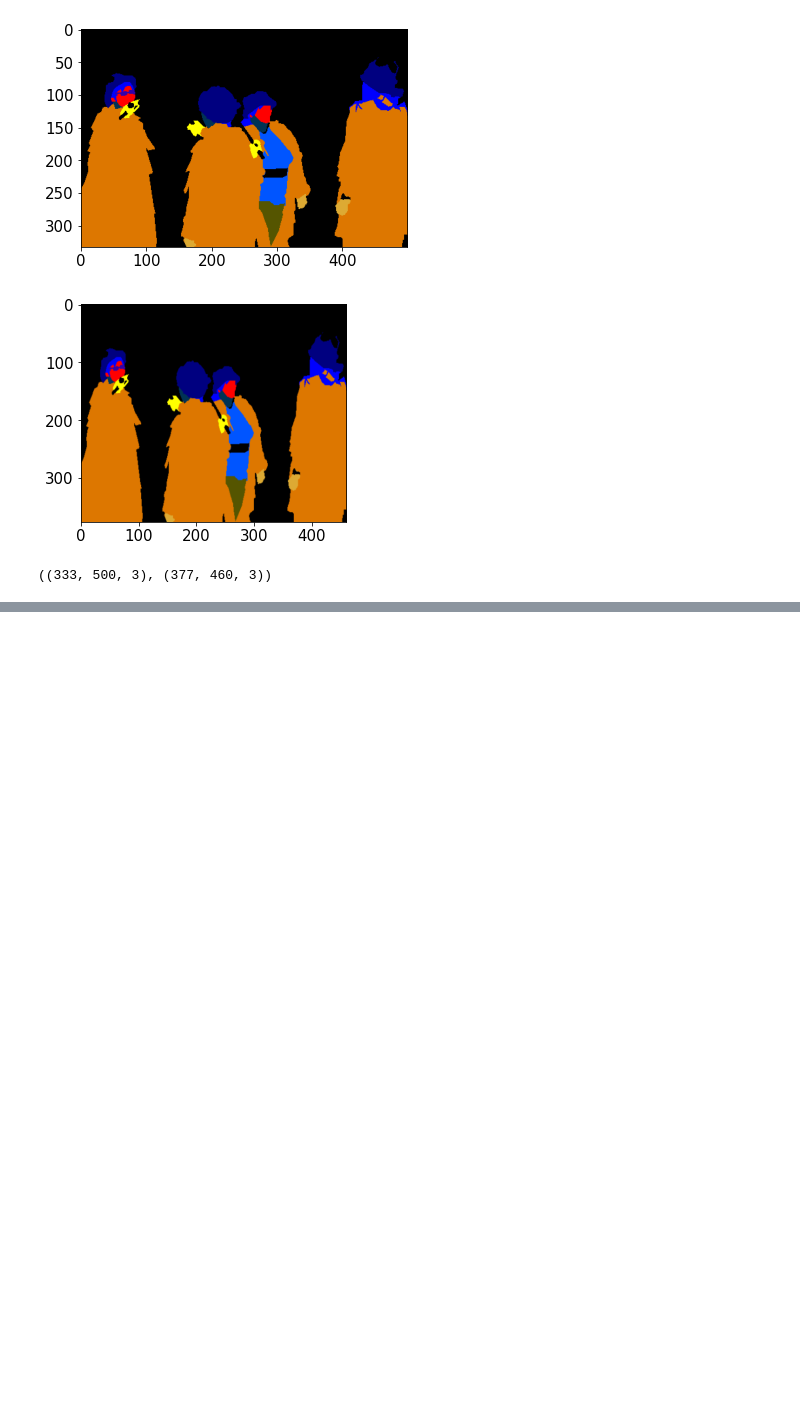
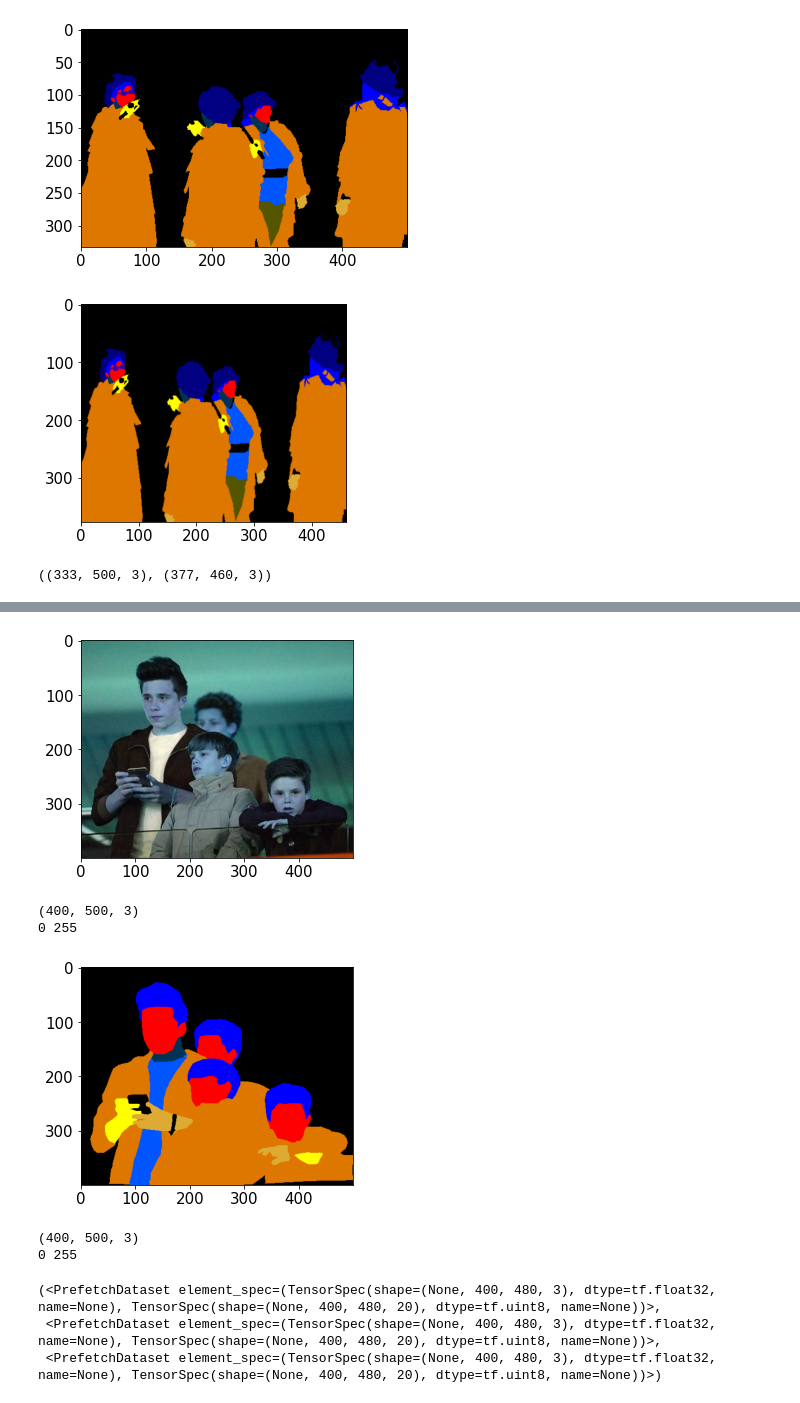
Before and after one commit to Junaidhassan99/FYP, a Jupyter notebook: fyp_01_junaid.ipynb, the cells around one changed output, grey strips where cells are left out. Saved outputs shown, nothing was run; the diff lists cells and outputs as text; code cells hidden in the pictures; blank space fills up the shorter version.

```diff
--- a/fyp_01_junaid.ipynb
+++ b/fyp_01_junaid.ipynb
@@ -144,7 +160,7 @@ def get_pose_keypoints(file_path):
 # %%
 def get_files_in_dir(dir_path):
 
-  files = [f for f in listdir(dir_path) if isfile(join(dir_path, f))]
+  files = sorted([f for f in listdir(dir_path) if isfile(join(dir_path, f))])
 
   return files
 # %%
@@ -681,0 +758,27 @@ tf.keras.utils.plot_model(model_parsing_0, show_shapes=True,)
+# %%
+def merge_two_list(list1, list2):
+
+    merged_list = [(list1[i], list2[i]) for i in range(0, len(list1))]
+    return merged_list
+# %%
+def shuffle_and_ratio_data(images, masks, image_root_path, mask_root_path, dataset_ratio=1):
+
+  images_len = len(images)
+  masks_len = len(masks)
+
+  # make image and masks tuples, shuffle the data and then return given percentage of that data
+  image_mask_tuples = merge_two_list(images, masks)
+  shuffle(image_mask_tuples)
+  image_mask_tuples_per = image_mask_tuples[:int(images_len * dataset_ratio)]
+
+  images_result = [os.path.join(image_root_path, x[0]) for x in image_mask_tuples_per]
+  masks_result = [os.path.join(mask_root_path,x[1]) for x in image_mask_tuples_per]
+
+  return images_result, masks_result
+# %%
+train_x, train_y = shuffle_and_ratio_data(images_train, masks_train, image_root_path='/content/CIHP/Training/Images', mask_root_path='/content/CIHP/Training/Categories', dataset_ratio=0.1)
+train_x, test_x, train_y, test_y = train_test_split(train_x, train_y, test_size=0.2, shuffle=False,)
+
+valid_x, valid_y = shuffle_and_ratio_data(images_valid, masks_valid, image_root_path='/content/CIHP/Validation/Images', mask_root_path='/content/CIHP/Validation/Categories', dataset_ratio=0.1)
+
+len(train_x), len(train_y), len(test_x), len(test_y), len(valid_x), len(valid_y)
@@ -681,0 +854,23 @@ tf.keras.utils.plot_model(model_parsing_0, show_shapes=True,)
+# %%
+imread_x_test = cv2.imread(train_x[10])
+
+plt.imshow(imread_x_test)
+plt.show()
+
+print(imread_x_test.shape)
+print(np.amin(imread_x_test), np.amax(imread_x_test))
+
+imread_y_test = cv2.imread(train_y[10])
+
+plt.imshow(imread_y_test)
+plt.show()
+
+print(imread_y_test.shape)
+print(np.amin(imread_y_test), np.amax(imread_y_test))
+# %% [output]
+[figure, added]
+(400, 500, 3)
+0 255
+[figure, added]
+(400, 500, 3)
+0 255
@@ -681,0 +944,10 @@ tf.keras.utils.plot_model(model_parsing_0, show_shapes=True,)
+# %%
+train_data = tf_dataset(train_x, train_y)
+valid_data = tf_dataset(valid_x, valid_y)
+test_data = tf_dataset(test_x, test_y)
+
+train_data, valid_data, test_data
+# %% [output]
+(<PrefetchDataset element_spec=(TensorSpec(shape=(None, 400, 480, 3), dtype=tf.float32, name=None), TensorSpec(shape=(None, 400, 480, 20), dtype=tf.uint8, name=None))>,
+ <PrefetchDataset element_spec=(TensorSpec(shape=(None, 400, 480, 3), dtype=tf.float32, name=None), TensorSpec(shape=(None, 400, 480, 20), dtype=tf.uint8, name=None))>,
+ <PrefetchDataset element_spec=(TensorSpec(shape=(None, 400, 480, 3), dtype=tf.float32, name=None), TensorSpec(shape=(None, 400, 480, 20), dtype=tf.uint8, name=None))>)
```
Also changed, not shown: parts of 38 cells of this notebook.
